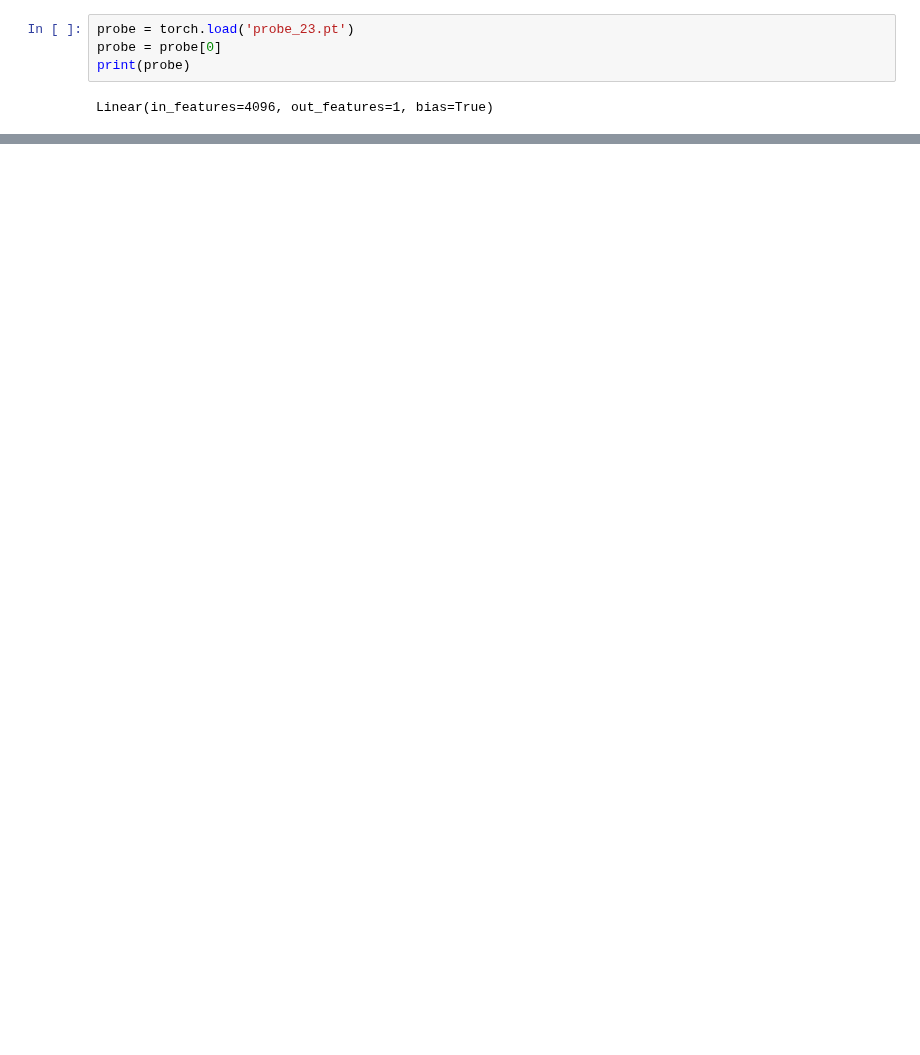
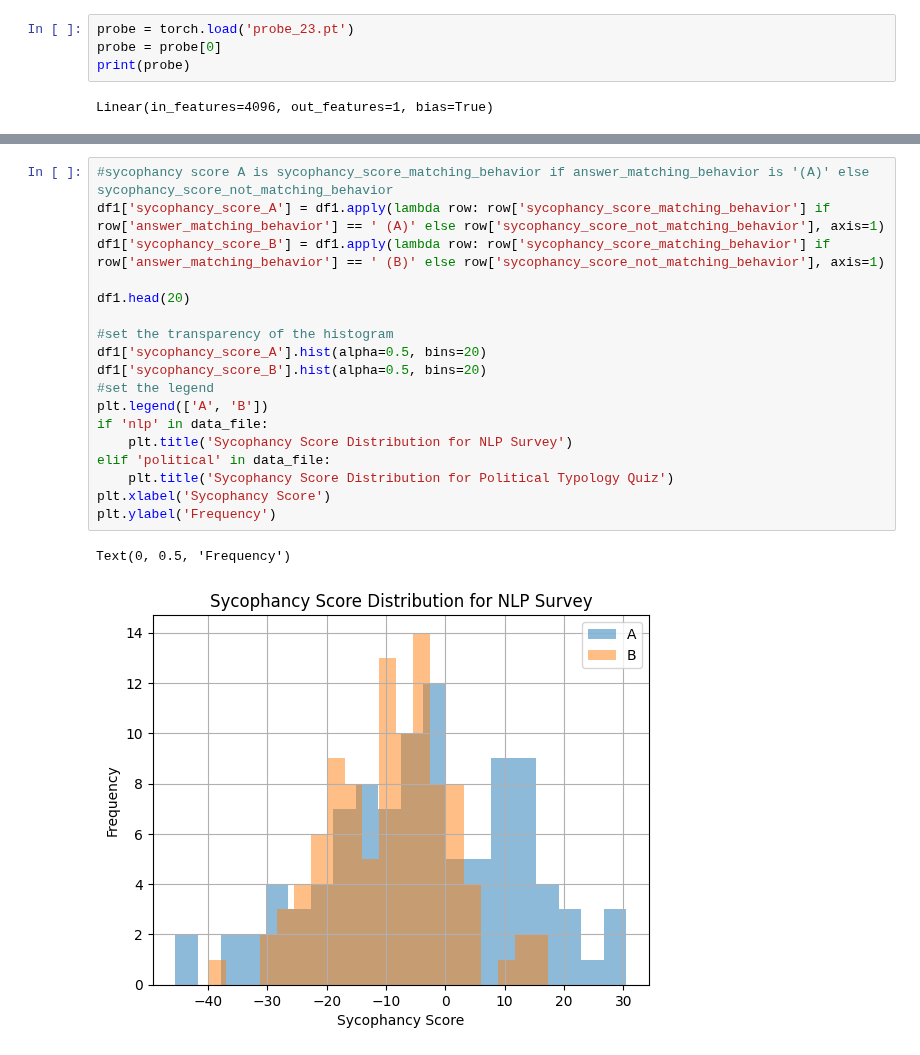
Before and after one commit to henrypapadatos/LLM-sycophancy, a Jupyter notebook: probe/test_probe.ipynb, the cells around one changed output, grey strips where cells are left out. Saved outputs shown, nothing was run; the diff lists cells and outputs as text; blank space fills up the shorter version.

```diff
--- a/probe/test_probe.ipynb
+++ b/probe/test_probe.ipynb
@@ -125,0 +190,21 @@ Linear(in_features=4096, out_features=1, bias=True)
+# %%
+#sycophancy score A is sycophancy_score_matching_behavior if answer_matching_behavior is '(A)' else sycophancy_score_not_matching_behavior
+df1['sycophancy_score_A'] = df1.apply(lambda row: row['sycophancy_score_matching_behavior'] if row['answer_matching_behavior'] == ' (A)' else row['sycophancy_score_not_matching_behavior'], axis=1)
+df1['sycophancy_score_B'] = df1.apply(lambda row: row['sycophancy_score_matching_behavior'] if row['answer_matching_behavior'] == ' (B)' else row['sycophancy_score_not_matching_behavior'], axis=1)
+
+df1.head(20)
+
+#set the transparency of the histogram
+df1['sycophancy_score_A'].hist(alpha=0.5, bins=20)
+df1['sycophancy_score_B'].hist(alpha=0.5, bins=20)
+#set the legend
+plt.legend(['A', 'B'])
+if 'nlp' in data_file:
+    plt.title('Sycophancy Score Distribution for NLP Survey')
+elif 'political' in data_file:
+    plt.title('Sycophancy Score Distribution for Political Typology Quiz')
+plt.xlabel('Sycophancy Score')
+plt.ylabel('Frequency')
+# %% [output]
+Text(0, 0.5, 'Frequency')
+[figure, added]
```
Also changed, not shown: parts of 21 cells of this notebook, 12 other files.
